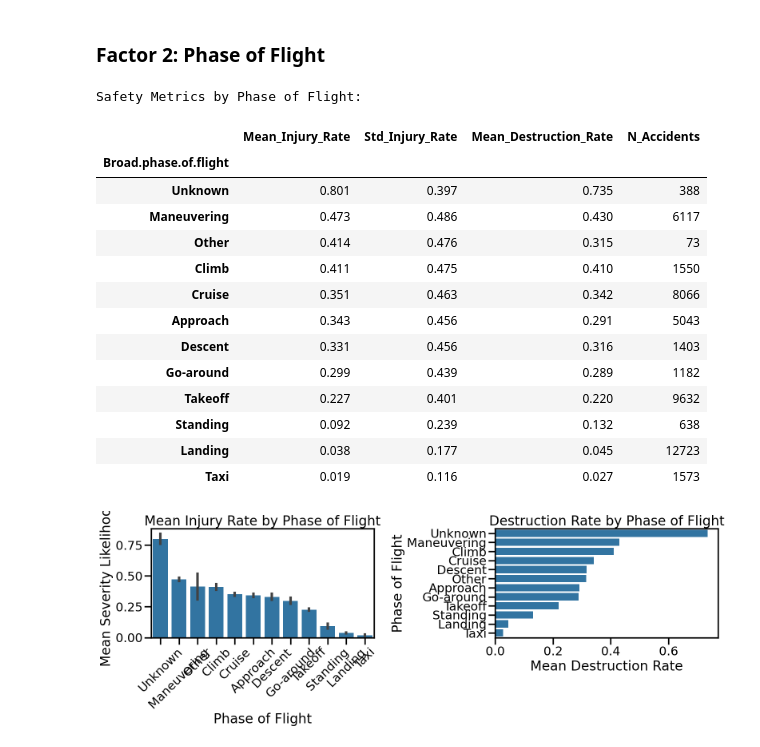
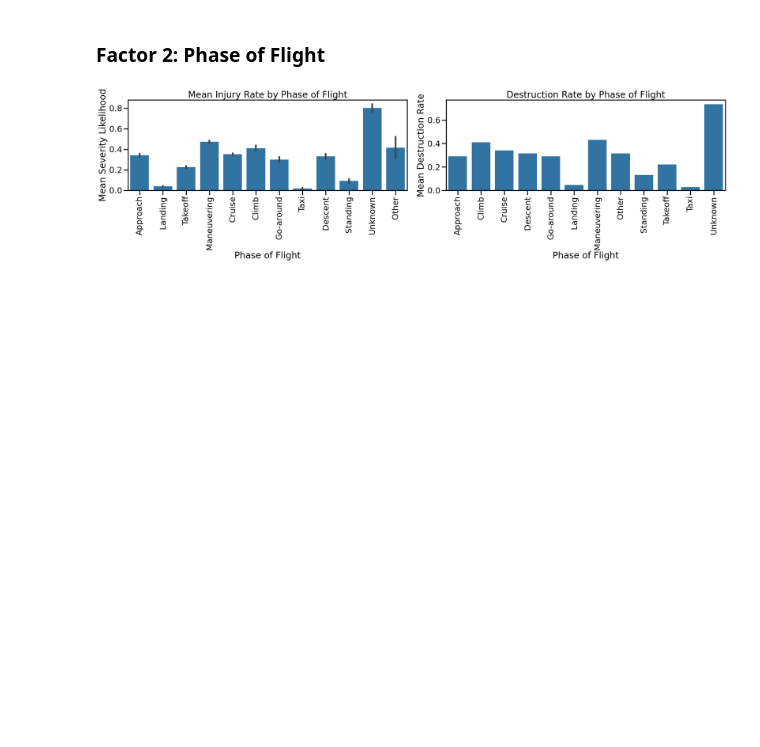
Before and after one commit to adoniscanada/dsc-course0-m8-lab, a Jupyter notebook: Aviation_Accidents_Data_Analysis.ipynb, the cells around one changed output. Drawn from its saved outputs; the diff is of its cells as text; code cells hidden in the pictures; blank space fills up the shorter version.

```diff
--- a/Aviation_Accidents_Data_Analysis.ipynb
+++ b/Aviation_Accidents_Data_Analysis.ipynb
@@ -364,53 +350,26 @@ The boxplots show that while both conditions skew toward zero (most accidents pr
 # %% [markdown]
 ### Factor 2: Phase of Flight
 # %%
-# Summary statistics by phase of flight
-phase_summary = aviation_df.groupby("Broad.phase.of.flight").agg(
-    Mean_Injury_Rate=("Severity.Likelihood", "mean"),
-    Std_Injury_Rate=("Severity.Likelihood", "std"),
-    Mean_Destruction_Rate=("Aircraft.Destroyed", "mean"),
-    N_Accidents=("Severity.Likelihood", "count")
-).sort_values("Mean_Injury_Rate", ascending=False).round(3)
 
-print("Safety Metrics by Phase of Flight:")
-display(phase_summary)
-
-phase_order = phase_summary.index.tolist()
-
-fig, (ax1, ax2) = plt.subplots(1, 2, figsize=(16, 6))
+fig, (ax1, ax2) = plt.subplots(1, 2, figsize=(24, 7))
 
 sns.barplot(data=aviation_df, x="Broad.phase.of.flight", y="Severity.Likelihood",
-            order=phase_order, ax=ax1)
+        ax=ax1)
 ax1.set(title="Mean Injury Rate by Phase of Flight",
         xlabel="Phase of Flight", ylabel="Mean Severity Likelihood")
-ax1.tick_params(axis='x', rotation=45)
+ax1.tick_params(axis='x', rotation=90)
 
 dest_by_phase = (aviation_df.groupby("Broad.phase.of.flight")["Aircraft.Destroyed"]
-                 .mean()
-                 .sort_values(ascending=False))
-sns.barplot(x=dest_by_phase.values, y=dest_by_phase.index, ax=ax2)
+                 .mean())
+sns.barplot(y=dest_by_phase.values, x=dest_by_phase.index, ax=ax2)
 ax2.set(title="Destruction Rate by Phase of Flight",
-        xlabel="Mean Destruction Rate", ylabel="Phase of Flight")
+        ylabel="Mean Destruction Rate", xlabel="Phase of Flight")
+ax2.tick_params(axis='x', rotation=90)
 
 plt.tight_layout()
 plt.show()
 # %% [output]
-Safety Metrics by Phase of Flight:
-|  | Mean_Injury_Rate | Std_Injury_Rate | Mean_Destruction_Rate | N_Accidents |
-| Broad.phase.of.flight |  |  |  |  |
-| Unknown | 0.801 | 0.397 | 0.735 | 388 |
-| Maneuvering | 0.473 | 0.486 | 0.430 | 6117 |
-| Other | 0.414 | 0.476 | 0.315 | 73 |
-| Climb | 0.411 | 0.475 | 0.410 | 1550 |
-| Cruise | 0.351 | 0.463 | 0.342 | 8066 |
-| Approach | 0.343 | 0.456 | 0.291 | 5043 |
-| Descent | 0.331 | 0.456 | 0.316 | 1403 |
-| Go-around | 0.299 | 0.439 | 0.289 | 1182 |
-| Takeoff | 0.227 | 0.401 | 0.220 | 9632 |
-| Standing | 0.092 | 0.239 | 0.132 | 638 |
-| Landing | 0.038 | 0.177 | 0.045 | 12723 |
-| Taxi | 0.019 | 0.116 | 0.027 | 1573 |
-[figure, old version]
+[figure, new version]
 # %% [markdown]
 **Phase of Flight: Findings**
 
```
Also changed, not shown: parts of 10 cells of this notebook, 6 other files.
